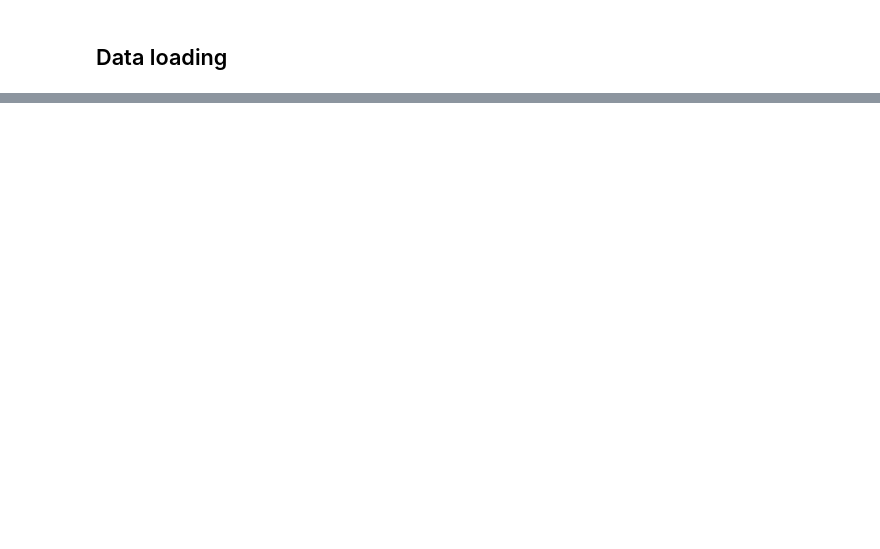
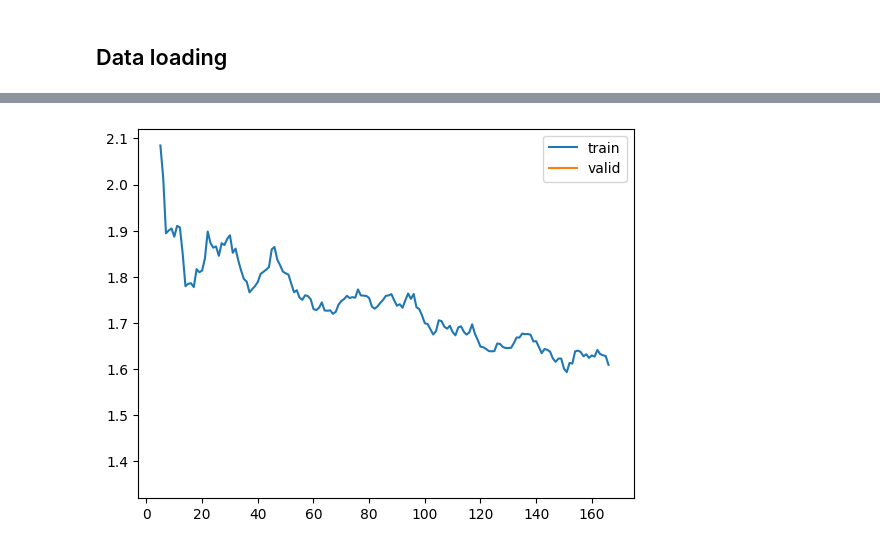
Before and after one commit to mkouhia/singing-voice-quality-regressor, a Jupyter notebook: notebooks/04 Data loading.ipynb, the cells around one changed output, grey strips where cells are left out. Cells and saved outputs as stored; diff of their text form; code cells hidden in the pictures; blank space fills up the shorter version.

```diff
--- a/notebooks/04 Data loading.ipynb
+++ b/notebooks/04 Data loading.ipynb
@@ -30,0 +177,4 @@ It seems that sample rates, channels and encodings vary quite much. Maybe it wou
+# %%
+learner.recorder.plot_loss()
+# %% [output]
+[figure, added]
```
Also changed, not shown: parts of 34 cells of this notebook, 9 other files.
